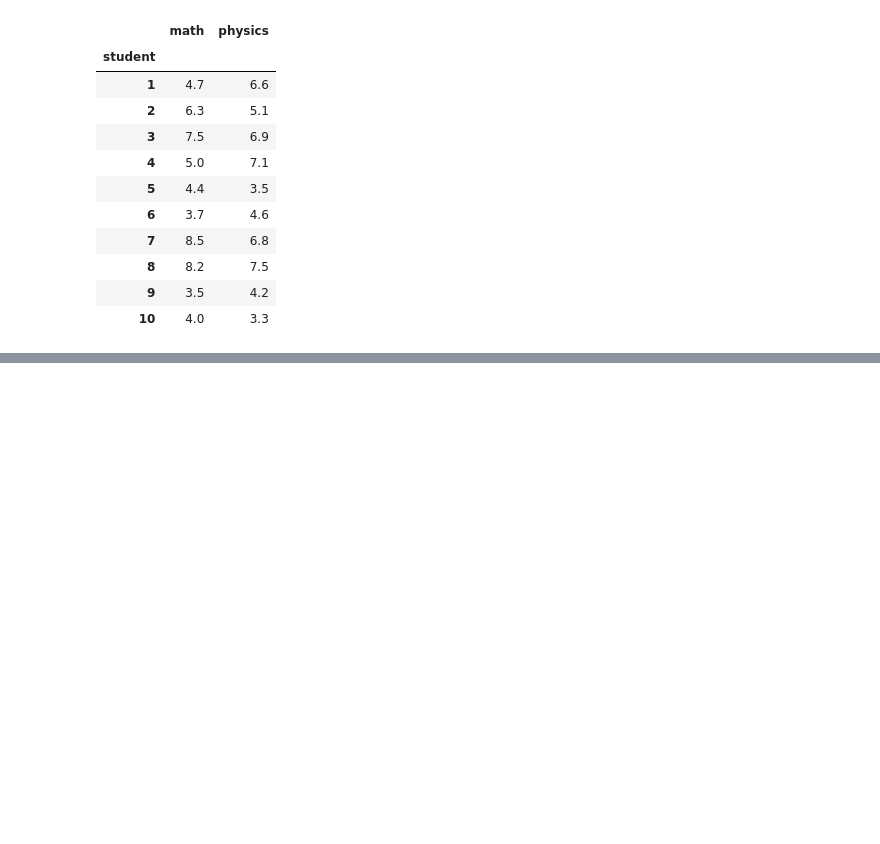
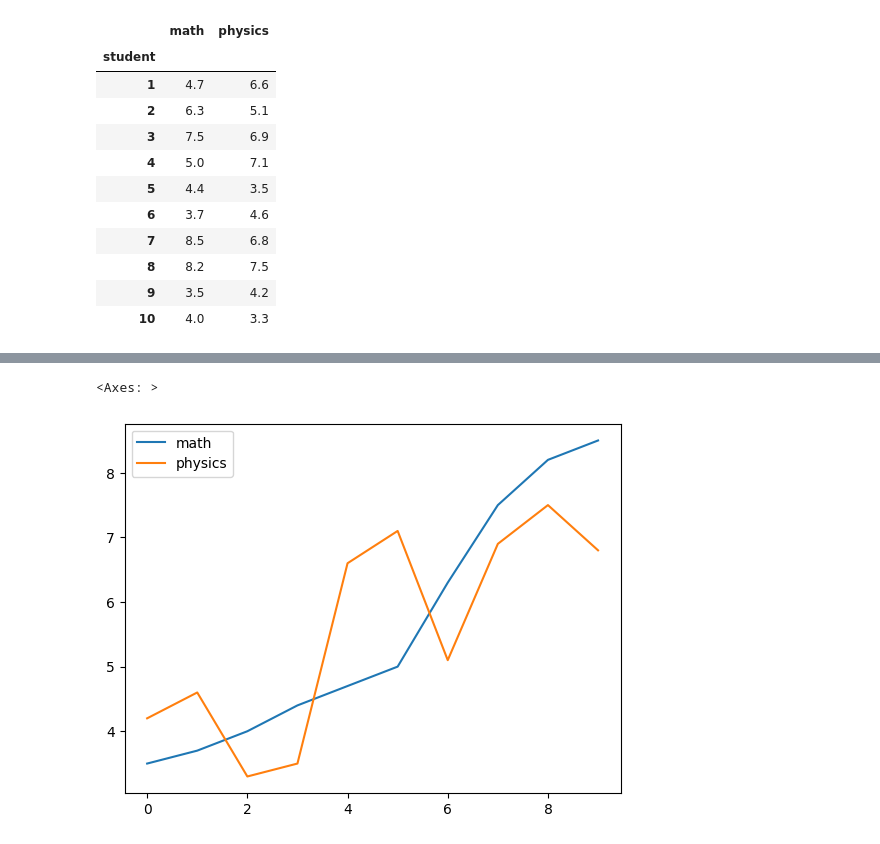
Before and after one commit to PauloViniciusR/Estatistica_dados, a Jupyter notebook: Estatistica_Descritiva/12_bivariada_qualitativa_spearman.ipynb, the cells around one changed output, grey strips where cells are left out. Drawn from its saved outputs; the diff is of its cells as text; code cells hidden in the pictures; blank space fills up the shorter version.

```diff
--- a/Estatistica_Descritiva/12_bivariada_qualitativa_spearman.ipynb
+++ b/Estatistica_Descritiva/12_bivariada_qualitativa_spearman.ipynb
@@ -30,7 +30,7 @@ Para ilustrar, considere a base a seguir. A base apresenta as notas finais para
 # %%
 import pandas as pd
 
-DADOS_SPEARMAN = "./dados/grades_math_phys.csv"
+DADOS_SPEARMAN = "../dados/grades_math_phys.csv"
 
 df_notas = pd.read_csv(DADOS_SPEARMAN, index_col="student")
 
@@ -50,0 +117,5 @@ df_notas
+# %%
+df_notas.sort_values("math").reset_index(drop=True).plot()
+# %% [output]
+<Axes: >
+[figure, added]
```
Also changed, not shown: parts of 6 cells of this notebook.
